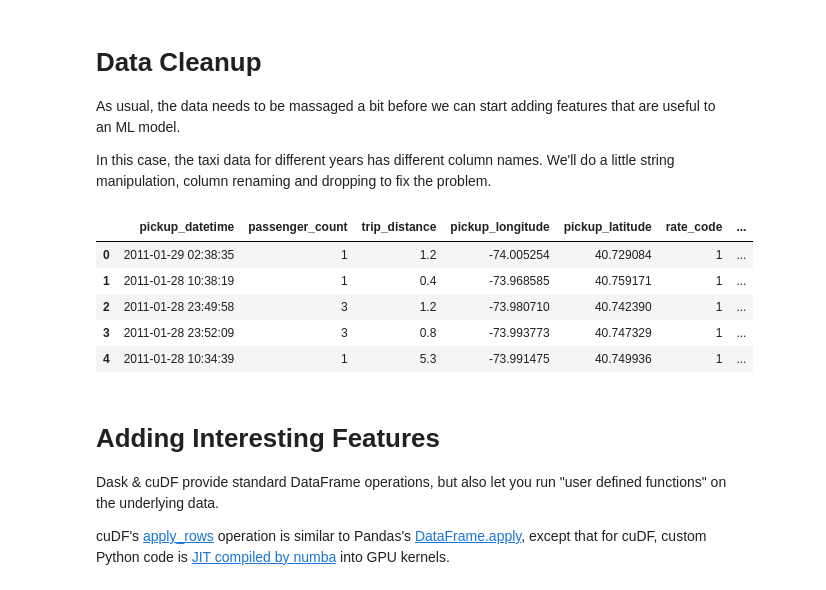
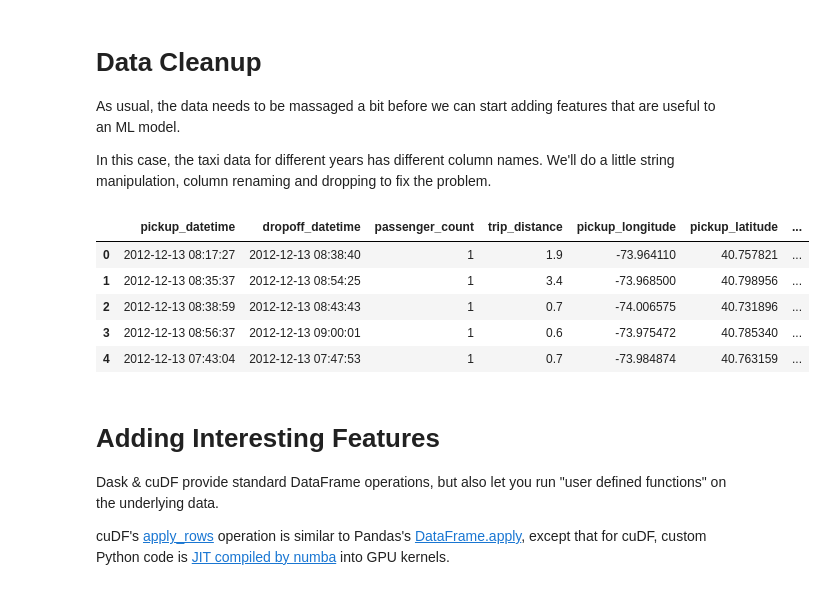
Before and after one commit to efajardo-nv/rapids-dataproc, a Jupyter notebook: notebooks/NYCTaxi-E2E.ipynb, the cells around one changed output. Cells and saved outputs as stored; diff of their text form; code cells hidden in the pictures.

```diff
--- a/notebooks/NYCTaxi-E2E.ipynb
+++ b/notebooks/NYCTaxi-E2E.ipynb
@@ -38,0 +68,3 @@ taxi_df.head().to_pandas()
+# %%
+taxi_df = dask_cudf.read_csv('2014/yellow*')
+taxi_df.head().to_pandas()
@@ -60,41 +94,45 @@ def clean(df_part, mapper):
     # fill all na values for non-object/string columns
     for col in df_part.columns:
         if df_part[col].dtype != 'object':
             df_part[col] = df_part[col].fillna(-1)
 
     return df_part
 
 # create a dict mapping existing names to intended names
 # any dict entry with `None` will be dropped
 col_map = dict.fromkeys([
-    'vendor_id', 'dropoff_datetime', 'payment_type', 'surcharge', 'mta_tax',
-    'tip_amount', 'tolls_amount', 'total_amount', 'store_and_fwd_flag'
+    'vendor_id', 'vendorid', 'payment_type', 'surcharge', 'mta_tax',
+    'tip_amount', 'tolls_amount', 'total_amount', 'store_and_fwd_flag', 'pulocationid',
+    'dolocationid'
 ])
+col_map['tpep_pickup_datetime'] = 'pickup_datetime'
+col_map['tpep_dropoff_datetime'] = 'dropoff_datetime'
+col_map['ratecodeid'] = 'rate_code'
 
 # apply the `clean` function to every partition in the taxi DataFrame
 parts = [dask.delayed(clean)(part, col_map) for part in taxi_df.to_delayed()]
 taxi_df = dask_cudf.from_delayed(parts)
 
 # apply a list of filter conditions to throw out records with missing or outlier values
 query_frags = [
     'fare_amount > 0 and fare_amount < 500',
     'passenger_count > 0 and passenger_count < 6',
     'pickup_longitude > -75 and pickup_longitude < -73',
     'dropoff_longitude > -75 and dropoff_longitude < -73',
     'pickup_latitude > 40 and pickup_latitude < 42',
     'dropoff_latitude > 40 and dropoff_latitude < 42'
 ]
 taxi_df = taxi_df.query(' and '.join(query_frags))
 
 # inspect the results of cleaning
 taxi_df.head().to_pandas()
 # %% [output]
-|  | pickup_datetime | passenger_count | trip_distance | pickup_longitude | pickup_latitude | rate_code | ... |
-| 0 | 2011-01-29 02:38:35 | 1 | 1.2 | -74.005254 | 40.729084 | 1 | ... |
-| 1 | 2011-01-28 10:38:19 | 1 | 0.4 | -73.968585 | 40.759171 | 1 | ... |
-| 2 | 2011-01-28 23:49:58 | 3 | 1.2 | -73.980710 | 40.742390 | 1 | ... |
-| 3 | 2011-01-28 23:52:09 | 3 | 0.8 | -73.993773 | 40.747329 | 1 | ... |
-| 4 | 2011-01-28 10:34:39 | 1 | 5.3 | -73.991475 | 40.749936 | 1 | ... |
+|  | pickup_datetime | dropoff_datetime | passenger_count | trip_distance | pickup_longitude | pickup_latitude | ... |
+| 0 | 2012-12-13 08:17:27 | 2012-12-13 08:38:40 | 1 | 1.9 | -73.964110 | 40.757821 | ... |
+| 1 | 2012-12-13 08:35:37 | 2012-12-13 08:54:25 | 1 | 3.4 | -73.968500 | 40.798956 | ... |
+| 2 | 2012-12-13 08:38:59 | 2012-12-13 08:43:43 | 1 | 0.7 | -74.006575 | 40.731896 | ... |
+| 3 | 2012-12-13 08:56:37 | 2012-12-13 09:00:01 | 1 | 0.6 | -73.975472 | 40.785340 | ... |
+| 4 | 2012-12-13 07:43:04 | 2012-12-13 07:47:53 | 1 | 0.7 | -73.984874 | 40.763159 | ... |
 # %% [markdown]
 # Adding Interesting Features
 
```
Also changed, not shown: parts of 20 cells of this notebook.
